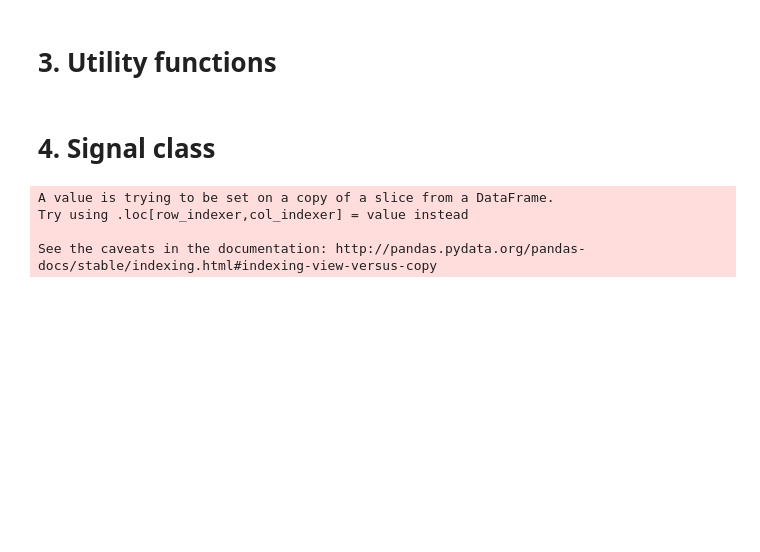
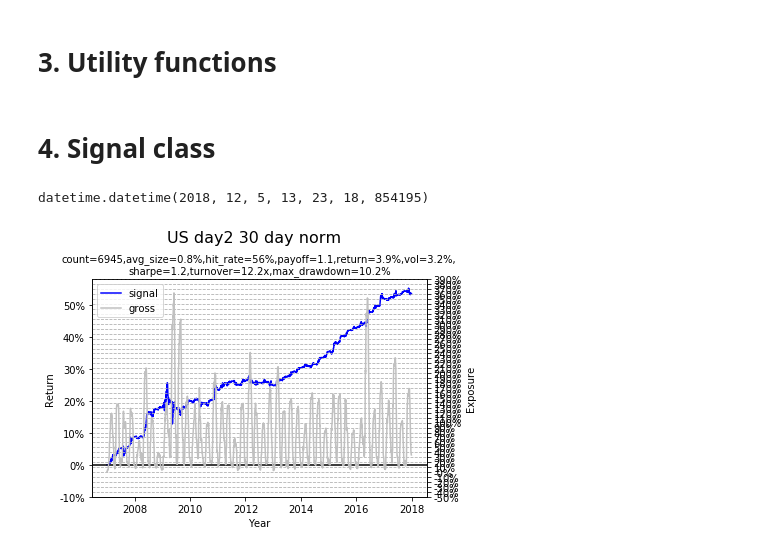
Before and after one commit to zliyclh/post_result, a Jupyter notebook: Signal 1 new version.ipynb, the cells around one changed output. Cells and saved outputs as stored; diff of their text form; code cells hidden in the pictures; blank space fills up the shorter version.

```diff
--- a/Signal 1 new version.ipynb
+++ b/Signal 1 new version.ipynb
@@ -24,5 +62,5 @@ cursor = cnxn.cursor()
 # %%
-def SQL_fundamentals(region):
+def SQL_fundamentals(region,abs_return):
     '''
     Grab the fundamental data from SQL database
     region= US, Europe,Asia,or Canada
@@ -41,6 +79,7 @@ def SQL_fundamentals(region):
         return timestamp
 
     data=data[data.index!='']
+
     data["Date"]=[SQL_fundamental_date_transform(i) for i in data["Date"]]
     data["ticker_copy"]=data.index
     data=data.sort_values(by=["ticker_copy","Date"])
@@ -54,8 +93,18 @@ def SQL_fundamentals(region):
 
     data.index=pd.MultiIndex.from_tuples(data.apply(lambda x:(x.name,x["Date"],x["Next"]),axis=1))
 
-    for s in ["Revision","Market cap","Volume","EPS","Broker"]:
+    for s in ["Revision","Revision vol","Market cap","Volume","EPS","Broker"]:
         data[s]=pd.to_numeric(data[s])
+
+    '''
+    take out data with zero or none revision
+    '''
+    data=data[(data["Revision"]>0)|(data["Revision"]<0)]
+    data=data[(data["Revision vol"]>0)|(data["Revision vol"]<0)]
+
+    data["Revision_norm"]=data.apply(lambda x: x["Revision"]/x["Revision vol"] if x["Revision vol"]!=0 else None,axis=1)
+    data["30d_vol"]=data.apply(lambda x: abs_return.loc[x.name[0],:x.name[1]][-31:-1].std() if x.name[1] in abs_return.columns\
+                               else None,axis=1)
 
 
     return data
@@ -93,6 +111,7 @@ def SQL_price(region,start,end):
 # %%
-US=SQL_fundamentals("US")
-US_price=SQL_price('US',2006,2017)
+US_price,abs_return_US=SQL_price('US',2006,2017)
+# %%
+US=SQL_fundamentals("US",abs_return_US)
 # %% [markdown]
 # 3. Utility functions
 # %%
@@ -550,6 +596,10 @@ class signal(object):
         ax1.axhline(y=0,color='k')
 
         plt.show()
+# %%
+datetime.now()
+# %% [output]
+datetime.datetime(2018, 12, 5, 13, 23, 18, 854195)
 # %%
 US_day2_30d=signal(fundamental_df=US,
                    price_df=US_price,
@@ -564,13 +613,18 @@ US_day2_30d=signal(fundamental_df=US,
+# %%
+US_day2_30d_norm=signal(fundamental_df=US,
+                   price_df=US_price,
+                   EAR_period=2,
+                   long_criteria=((1,1000),(0.03,1000),(2,1000),None),
+                   short_criteria=((-1000,-2),(-1000,-0.02),(-1000,-2),(5000,10000000)),
+                   holding=30,
+                   start=pd.Timestamp(2007,1,1),
+                   end=pd.Timestamp(2017,12,31),
+)
 # %%
 _long,_short,_alpha,_portfolio=US_day2_30d.signal_account(stop=None,
                                                            gross=(30,15),
-                                                           index_df=abs_return_US.loc["SPX Index"],
+                                                           index="SPX Index",
                                                            net_level=0,
                                                            risk_parity=True,
                                                            liquidity=0.1,
                                                            capital=100)
-# %% [output]
-A value is trying to be set on a copy of a slice from a DataFrame.
-Try using .loc[row_indexer,col_indexer] = value instead
-
-See the caveats in the documentation: http://pandas.pydata.org/pandas-docs/stable/indexing.html#indexing-view-versus-copy
@@ -577,3 +639,7 @@ See the caveats in the documentation: http://pandas.pydata.org/pandas-docs/stabl
+# %%
+US_day2_30d_norm.plot_account("US day2 30 day norm")
+# %% [output]
+[figure, added]
 # %%
 US_day2_30d.plot_account("US day2 30 day")
 # %% [output]
```
Also changed, not shown: parts of 14 cells of this notebook, 6 other files.
